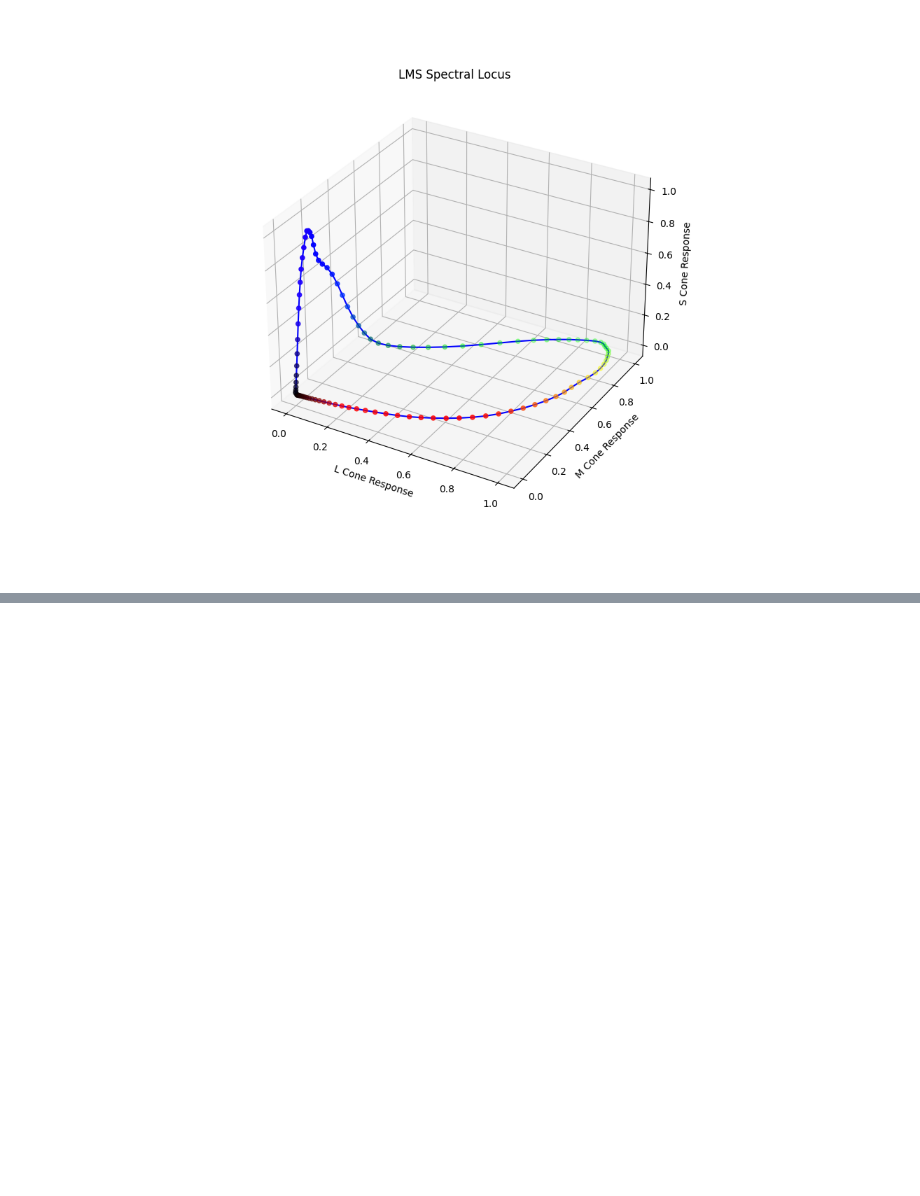
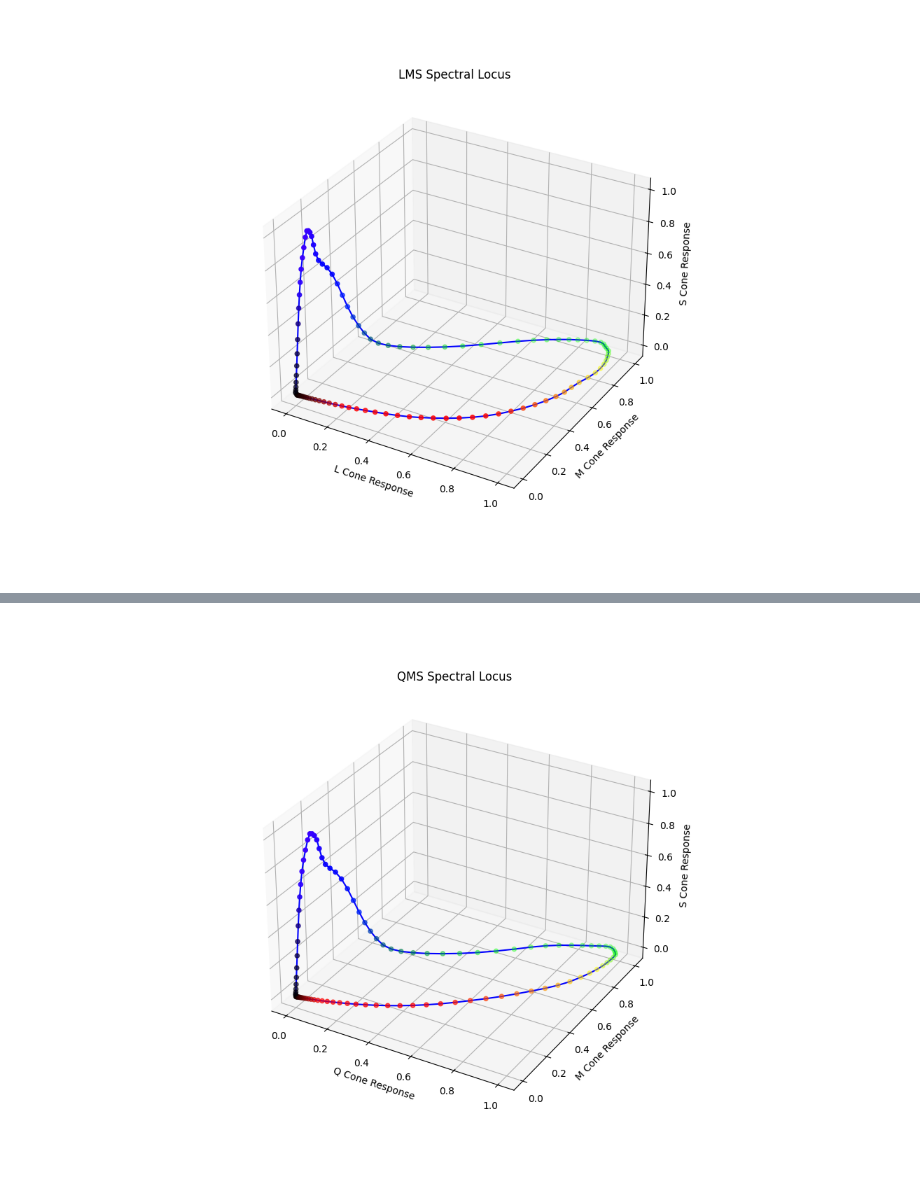
Before and after one commit to Object-Color-Solid-Render/ocsr-theory, a Jupyter notebook: MS_spectral_locus.ipynb, the cells around one changed output, grey strips where cells are left out. Cells and saved outputs as stored; diff of their text form; code cells hidden in the pictures; blank space fills up the shorter version.

```diff
--- a/MS_spectral_locus.ipynb
+++ b/MS_spectral_locus.ipynb
@@ -127,0 +163,8 @@ plot3DLocus(lmspoints, wavelengths, lmscolors)
+# %%
+plt.close()
+plot3DLocus(qmspoints, wavelengths, qmscolors, title="QMS Spectral Locus",
+                xlabel="Q Cone Response",
+                ylabel="M Cone Response",
+               zlabel="S Cone Response")
+# %% [output]
+[figure, added]
```
Also changed, not shown: parts of 7 cells of this notebook.
